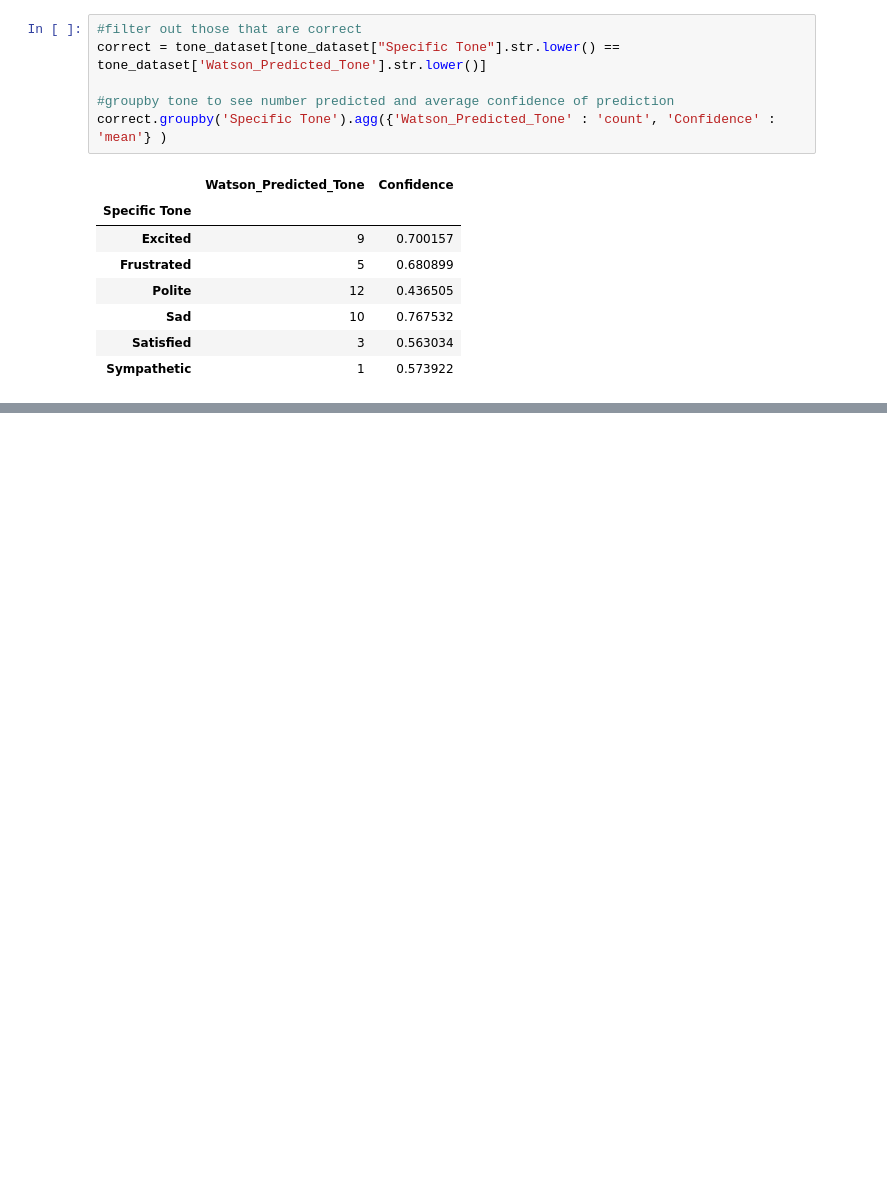
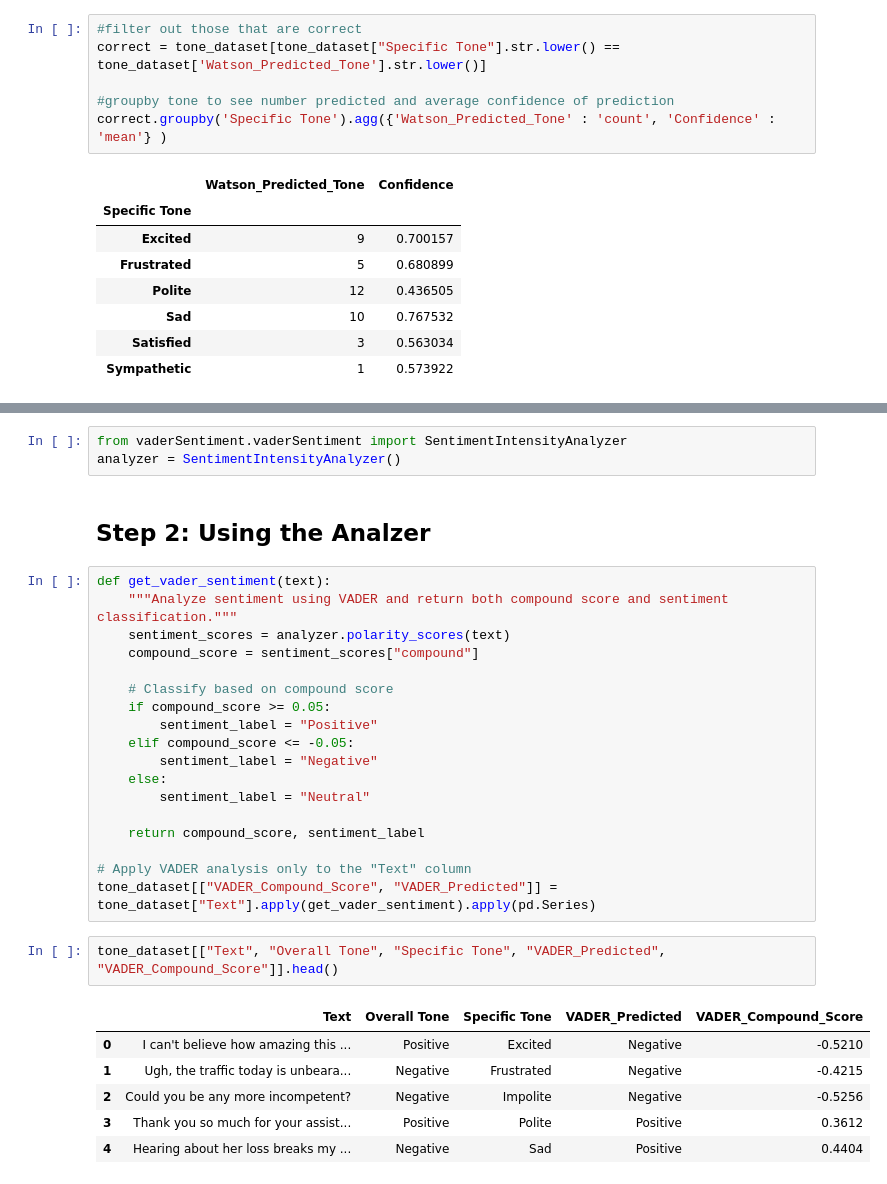
Before and after one commit to AfnanAbdul/LLM-eval-framework-comparison, a Jupyter notebook: notebooks/tone_analysis_vader_watson.ipynb, the cells around one changed output, grey strips where cells are left out. Drawn from its saved outputs; the diff is of its cells as text; blank space fills up the shorter version.

Commit message:
Renamed file and added VADER tone analysis

```diff
--- a/notebooks/tone_analysis_vader_watson.ipynb
+++ b/notebooks/tone_analysis_vader_watson.ipynb
@@ -286,0 +294,32 @@ correct.groupby('Specific Tone').agg({'Watson_Predicted_Tone' : 'count', 'Confid
+# %%
+from vaderSentiment.vaderSentiment import SentimentIntensityAnalyzer
+analyzer = SentimentIntensityAnalyzer()
+# %% [markdown]
+## Step 2: Using the Analzer
+# %%
+def get_vader_sentiment(text):
+    """Analyze sentiment using VADER and return both compound score and sentiment classification."""
+    sentiment_scores = analyzer.polarity_scores(text)
+    compound_score = sentiment_scores["compound"]
+
+    # Classify based on compound score
+    if compound_score >= 0.05:
+        sentiment_label = "Positive"
+    elif compound_score <= -0.05:
+        sentiment_label = "Negative"
+    else:
+        sentiment_label = "Neutral"
+
+    return compound_score, sentiment_label
+
+# Apply VADER analysis only to the "Text" column
+tone_dataset[["VADER_Compound_Score", "VADER_Predicted"]] = tone_dataset["Text"].apply(get_vader_sentiment).apply(pd.Series)
+# %%
+tone_dataset[["Text", "Overall Tone", "Specific Tone", "VADER_Predicted", "VADER_Compound_Score"]].head()
+# %% [output]
+|  | Text | Overall Tone | Specific Tone | VADER_Predicted | VADER_Compound_Score |
+| 0 | I can't believe how amazing this ... | Positive | Excited | Negative | -0.5210 |
+| 1 | Ugh, the traffic today is unbeara... | Negative | Frustrated | Negative | -0.4215 |
+| 2 | Could you be any more incompetent? | Negative | Impolite | Negative | -0.5256 |
+| 3 | Thank you so much for your assist... | Positive | Polite | Positive | 0.3612 |
+| 4 | Hearing about her loss breaks my ... | Negative | Sad | Positive | 0.4404 |
```
Also changed, not shown: parts of 7 cells of this notebook.
